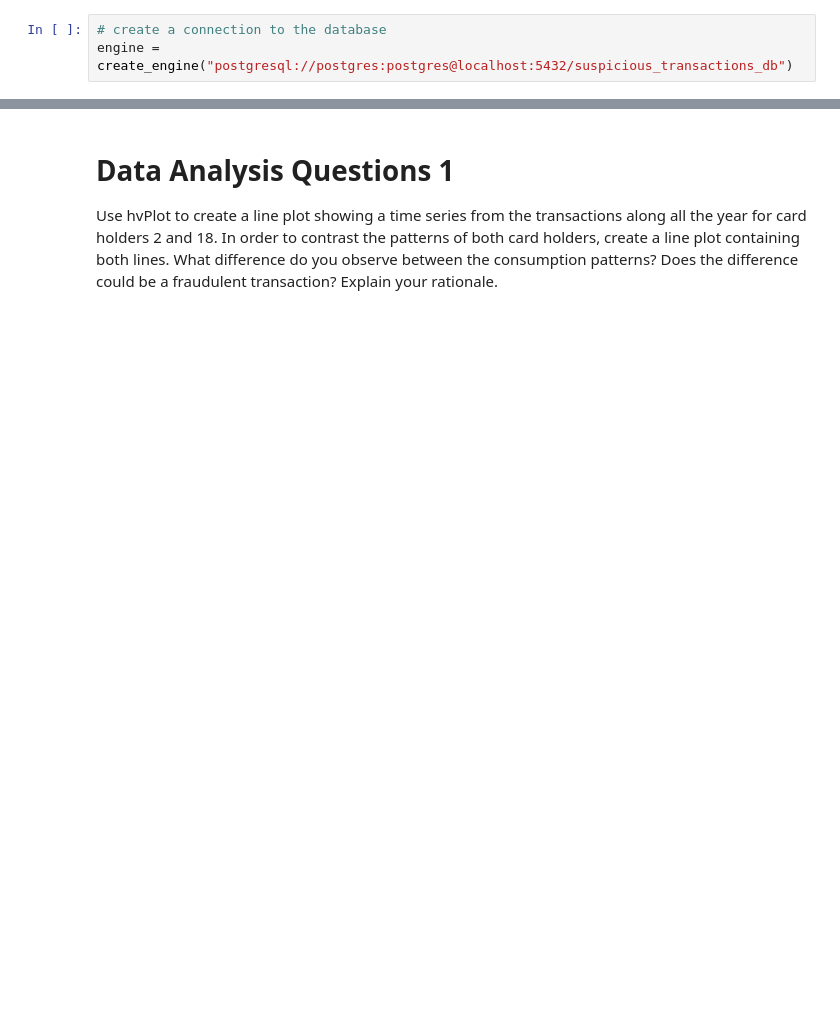
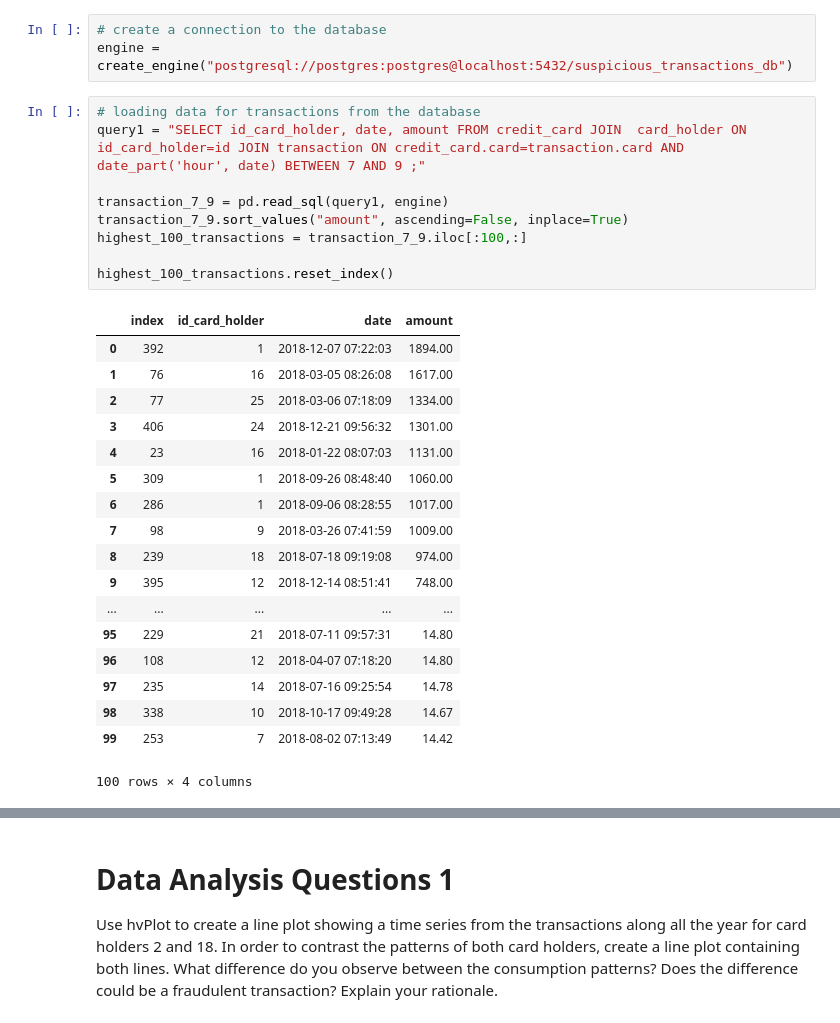
Before and after one commit to jexiamaris/suspicious_transactions, a Jupyter notebook: visual_data_analysis.ipynb, the cells around one changed output, grey strips where cells are left out. Drawn from its saved outputs; the diff is of its cells as text; blank space fills up the shorter version.

Commit message:
create sql files, add erd image and work on data analysis

```diff
--- a/visual_data_analysis.ipynb
+++ b/visual_data_analysis.ipynb
@@ -13,3 +10,31 @@ from sqlalchemy import create_engine
 # %%
 # create a connection to the database
 engine = create_engine("postgresql://postgres:postgres@localhost:5432/suspicious_transactions_db")
+# %%
+# loading data for transactions from the database
+query1 = "SELECT id_card_holder, date, amount FROM credit_card JOIN  card_holder ON id_card_holder=id JOIN transaction ON credit_card.card=transaction.card AND date_part('hour', date) BETWEEN 7 AND 9 ;"
+
+transaction_7_9 = pd.read_sql(query1, engine)
+transaction_7_9.sort_values("amount", ascending=False, inplace=True)
+highest_100_transactions = transaction_7_9.iloc[:100,:]
+
+highest_100_transactions.reset_index()
+# %% [output]
+|  | index | id_card_holder | date | amount |
+| 0 | 392 | 1 | 2018-12-07 07:22:03 | 1894.00 |
+| 1 | 76 | 16 | 2018-03-05 08:26:08 | 1617.00 |
+| 2 | 77 | 25 | 2018-03-06 07:18:09 | 1334.00 |
+| 3 | 406 | 24 | 2018-12-21 09:56:32 | 1301.00 |
+| 4 | 23 | 16 | 2018-01-22 08:07:03 | 1131.00 |
+| 5 | 309 | 1 | 2018-09-26 08:48:40 | 1060.00 |
+| 6 | 286 | 1 | 2018-09-06 08:28:55 | 1017.00 |
+| 7 | 98 | 9 | 2018-03-26 07:41:59 | 1009.00 |
+| 8 | 239 | 18 | 2018-07-18 09:19:08 | 974.00 |
+| 9 | 395 | 12 | 2018-12-14 08:51:41 | 748.00 |
+| ... | ... | ... | ... | ... |
+| 95 | 229 | 21 | 2018-07-11 09:57:31 | 14.80 |
+| 96 | 108 | 12 | 2018-04-07 07:18:20 | 14.80 |
+| 97 | 235 | 14 | 2018-07-16 09:25:54 | 14.78 |
+| 98 | 338 | 10 | 2018-10-17 09:49:28 | 14.67 |
+| 99 | 253 | 7 | 2018-08-02 07:13:49 | 14.42 |
+100 rows × 4 columns
```
Also changed, not shown: parts of 4 cells of this notebook, 3 other files.
